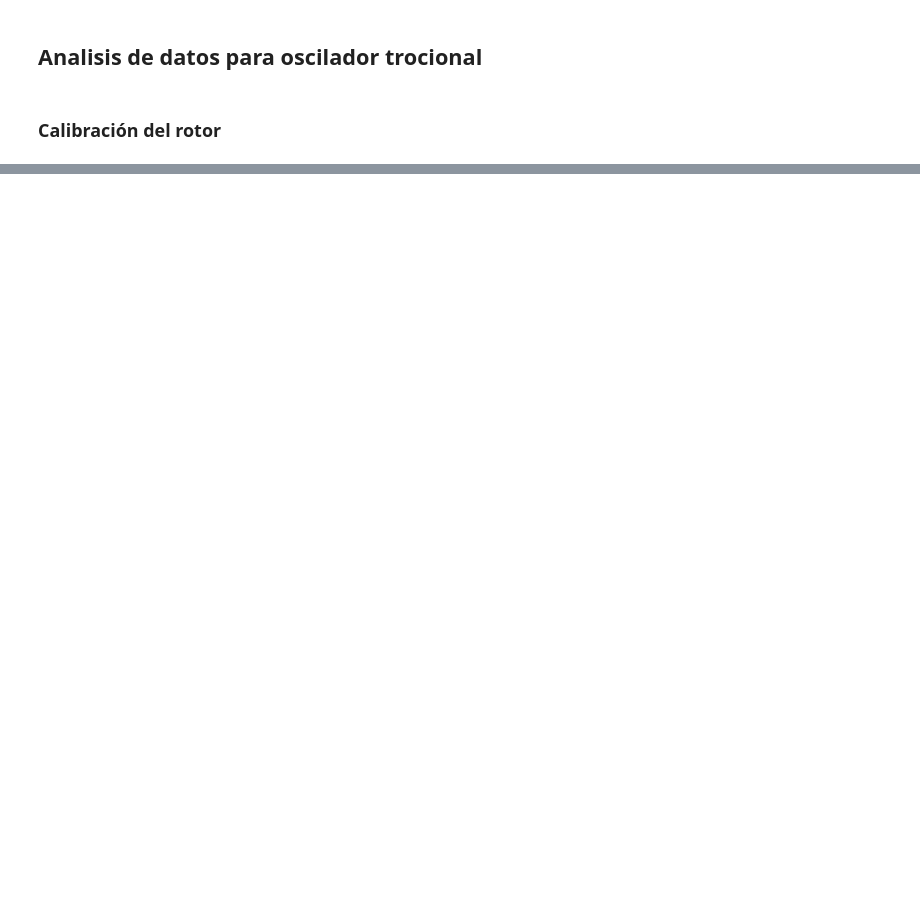
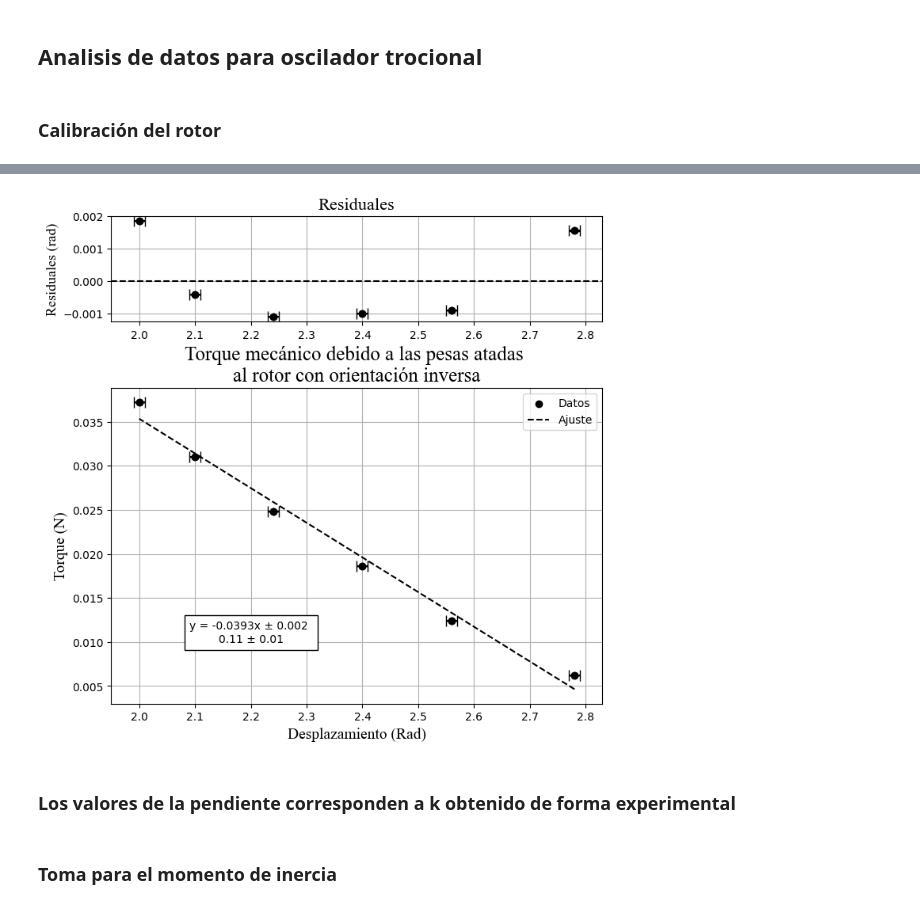
Before and after one commit to karemjruiano/laboratorio-intermedio, a Jupyter notebook: Oscilador torcional/Data_Analysis.ipynb, the cells around one changed output, grey strips where cells are left out. Cells and saved outputs as stored; diff of their text form; code cells hidden in the pictures; blank space fills up the shorter version.

```diff
--- a/Oscilador torcional/Data_Analysis.ipynb
+++ b/Oscilador torcional/Data_Analysis.ipynb
@@ -16,0 +161,22 @@ FileNotFoundError: [Errno 2] No such file or directory: 'Oscillator Analysis.csv
+# %%
+# Regresión para la serie de datos con la orientación inversa
+result2 = regression(equilibrium_2y, torque_2x)
+equilibrium_2y = result2[0]
+y2_pred = result2[1]
+m2 = result2[2]
+b2 = result2[3]
+m2_error = result2[4]
+b2_error = result2[5]
+residuals2 = result2[6]
+
+eq2 = f'y = {m2:.4f}x {symbol} {m2_error:.3f} \n{b2:.2f} {symbol} {b2_error:.2f}'
+# %%
+x2_error = np.array([5e-6, 5e-6, 5e-6, 5e-6, 5e-6, 5e-6])
+graph(equilibrium_2y, torque_2x, y2_pred, residuals2, error_eq2y, x2_error, eq2, 8, 8, 4, 3, 'Residuales (rad)', 'Residuales',
+      'Torque (N)', 'Desplazamiento (Rad)', 'Torque mecánico debido a las pesas atadas \nal rotor con orientación inversa', 2.2, 0.01, 'torque mecánico toma 2')
+# %% [output]
+[figure, added]
+# %% [markdown]
+### Los valores de la pendiente corresponden a k obtenido de forma experimental
+# %% [markdown]
+### Toma para el momento de inercia
```
Also changed, not shown: parts of 35 cells of this notebook.
